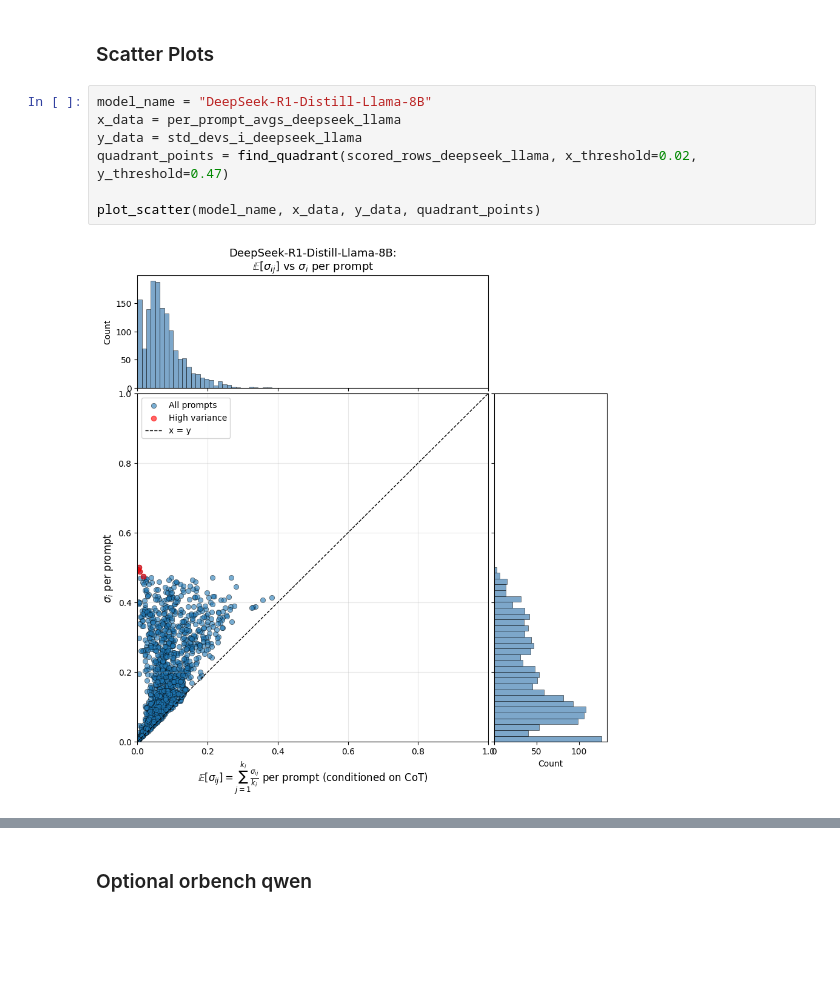
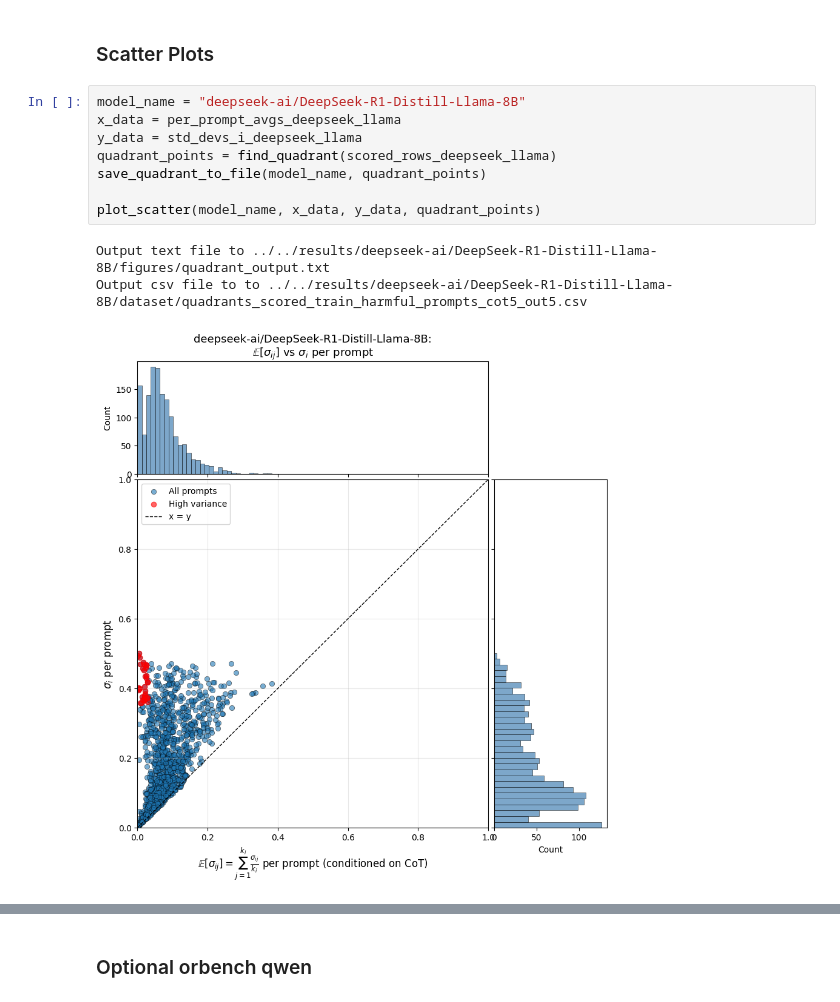
Before and after one commit to kureha-yamaguchi/reasoning-manipulation, a Jupyter notebook: utils/heuristic/compute_stats.ipynb, the cells around one changed output, grey strips where cells are left out. Cells and saved outputs as stored; diff of their text form; blank space fills up the shorter version.

```diff
--- a/utils/heuristic/compute_stats.ipynb
+++ b/utils/heuristic/compute_stats.ipynb
@@ -526,12 +570,15 @@ Statistics Comparison: Reasoning Models vs Non-reasoning Models
 # %% [markdown]
 ### Scatter Plots
 # %%
-model_name = "DeepSeek-R1-Distill-Llama-8B"
+model_name = "deepseek-ai/DeepSeek-R1-Distill-Llama-8B"
 x_data = per_prompt_avgs_deepseek_llama
 y_data = std_devs_i_deepseek_llama
-quadrant_points = find_quadrant(scored_rows_deepseek_llama, x_threshold=0.02, y_threshold=0.47)
+quadrant_points = find_quadrant(scored_rows_deepseek_llama)
+save_quadrant_to_file(model_name, quadrant_points)
 
 plot_scatter(model_name, x_data, y_data, quadrant_points)
 # %% [output]
+Output text file to ../../results/deepseek-ai/DeepSeek-R1-Distill-Llama-8B/figures/quadrant_output.txt
+Output csv file to to ../../results/deepseek-ai/DeepSeek-R1-Distill-Llama-8B/dataset/quadrants_scored_train_harmful_prompts_cot5_out5.csv
-[figure, old version]
+[figure, new version]
 # %%
```
Also changed, not shown: parts of 4 cells of this notebook.
